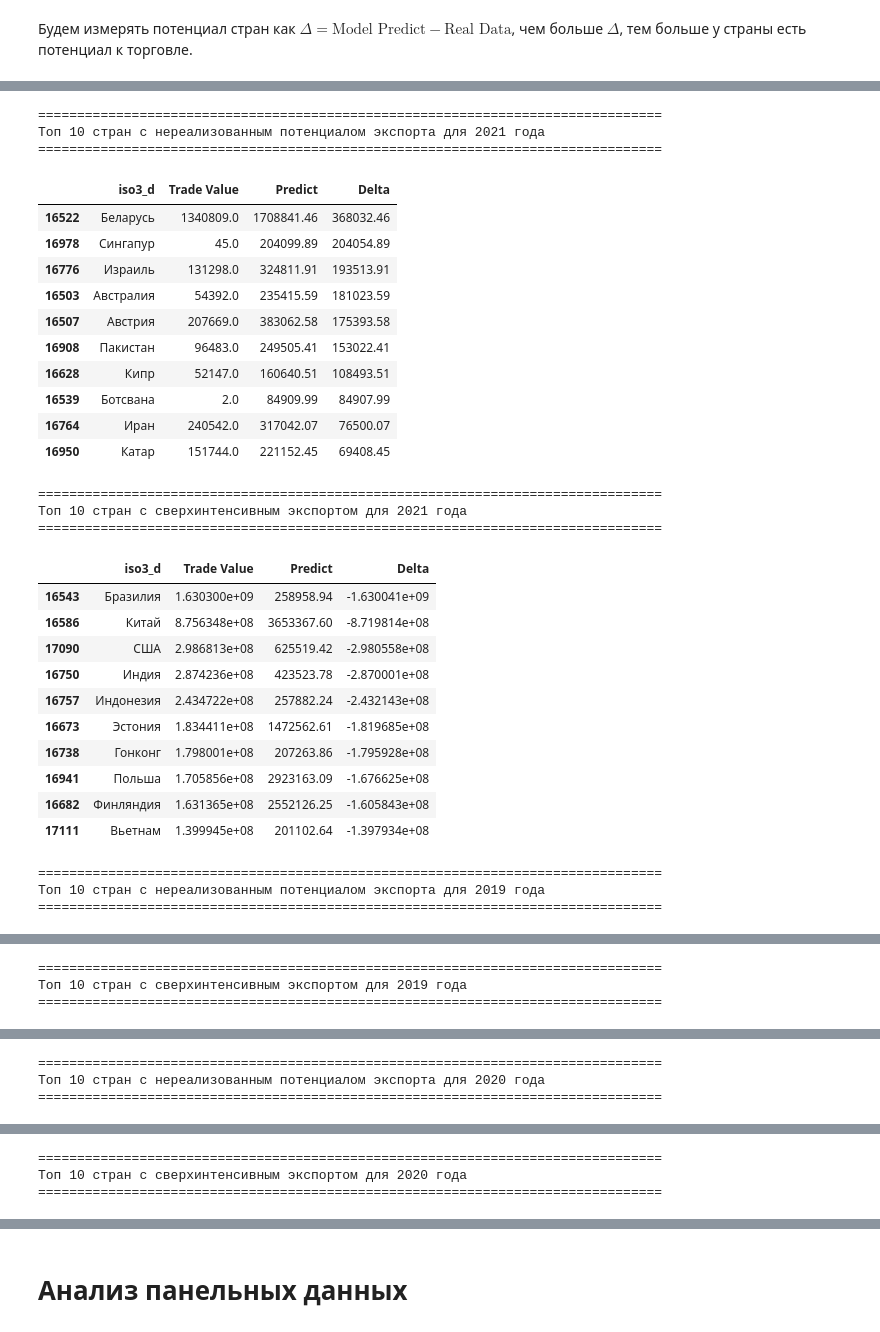
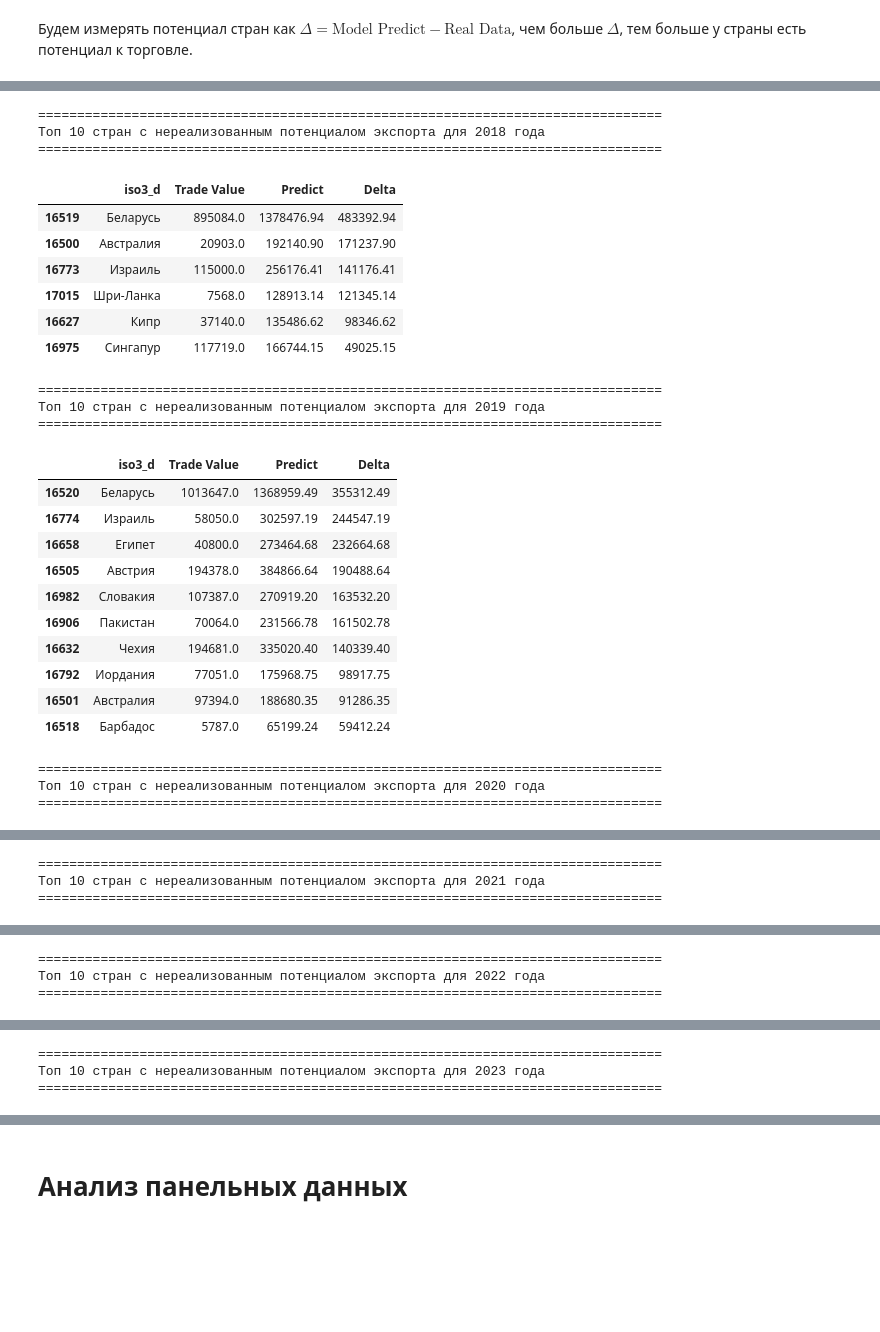
Before and after one commit to vitiatia/Sience_studio_project, a Jupyter notebook: Научка_финальный_проект_Потасик.ipynb, the cells around one changed output, grey strips where cells are left out. Cells and saved outputs as stored; diff of their text form; code cells hidden in the pictures; blank space fills up the shorter version.

```diff
--- a/Научка_финальный_проект_Потасик.ipynb
+++ b/Научка_финальный_проект_Потасик.ipynb
@@ -735,7 +735,7 @@ $$\ln(\text{Trade Value}_{ijt}) = \beta_0 + \beta_1 \ln(\text{gdp\_o}_{it}) + \b
 features = ['Trade Value', 'gdp_o', 'gdp_d', 'dist', 'contig', 'comlang_off', 'fta_wto', 'iso3_o', 'iso3_d']
 years_result = []
 
-for year in df_gravity['Year'].unique():
+for year in df_gravity.sort_values(by='Year', ascending=True)['Year'].unique():
 
     mask = df_gravity['Year'] == year
     df_year = df_gravity[mask].loc[:, features]
@@ -751,8 +751,8 @@ for year in df_gravity['Year'].unique():
     X = df_year.drop(columns=['Trade Value', 'gdp_o', 'gdp_d', 'dist', 'iso3_d', 'iso3_o'])
 
     X = sm.add_constant(X)
-    grav_model = sm.OLS(y, X)
-    results = grav_model.fit(cov_type='HC3')
+    grav_model = sm.Poisson(y, X)
+    results = grav_model.fit(cov_type='HC0')
 
     df_year['Predict'] = np.exp(results.predict(X)) - 1
     df_year['Delta'] = df_year['Predict'] - df_year['Trade Value']
@@ -806,2 +822,18 @@ Notes:
 # %% [markdown]
 Будем измерять потенциал стран как $\Delta = \text{Model Predict} - \text{Real Data}$, чем больше $\Delta$, тем больше у страны есть потенциал к торговле.
+# %%
+for object in years_result:
+    year = object[0]
+    df_pred_year = object[1]
+    df_pred_year = df_pred_year[df_pred_year['iso3_o'] == 'RUS'].drop(columns='iso3_o')
+    df_pred_year['iso3_d'] = df_pred_year['iso3_d'].copy().map(iso3_to_ru)
+    df_pred_year = df_pred_year[df_pred_year['Trade Value'] >= 100]
+
+    df_very_big = df_pred_year.sort_values(by='Delta', ascending=True).head(10)
+    df_very_big = df_very_big[df_very_big['Delta'] < 0]
+
+    print('=' * 80)
+    print(f'Топ 10 стран с сверхинтенсивным экспортом для {year} года')
+    print('=' * 80)
+
+    display(df_very_big.round(2))
@@ -808,54 +939,45 @@ Notes:
 # %%
 for object in years_result:
     year = object[0]
     df_pred_year = object[1]
     df_pred_year = df_pred_year[df_pred_year['iso3_o'] == 'RUS'].drop(columns='iso3_o')
     df_pred_year['iso3_d'] = df_pred_year['iso3_d'].copy().map(iso3_to_ru)
+    df_pred_year = df_pred_year[df_pred_year['Trade Value'] >= 100]
 
     df_no_use_potential = df_pred_year.sort_values(by='Delta', ascending=False).head(10)
-    df_very_big = df_pred_year.sort_values(by='Delta', ascending=True).head(10)
+    df_no_use_potential = df_no_use_potential[df_no_use_potential['Delta'] > 0]
 
     print('=' * 80)
     print(f'Топ 10 стран с нереализованным потенциалом экспорта для {year} года')
     print('=' * 80)
 
     display(df_no_use_potential.round(2))
-
-    print('=' * 80)
-    print(f'Топ 10 стран с сверхинтенсивным экспортом для {year} года')
-    print('=' * 80)
-
-    display(df_very_big.round(2))
 # %% [output]
 ================================================================================
-Топ 10 стран с нереализованным потенциалом экспорта для 2021 года
+Топ 10 стран с нереализованным потенциалом экспорта для 2018 года
 ================================================================================
 |  | iso3_d | Trade Value | Predict | Delta |
-| 16522 | Беларусь | 1340809.0 | 1708841.46 | 368032.46 |
-| 16978 | Сингапур | 45.0 | 204099.89 | 204054.89 |
-| 16776 | Израиль | 131298.0 | 324811.91 | 193513.91 |
-| 16503 | Австралия | 54392.0 | 235415.59 | 181023.59 |
-| 16507 | Австрия | 207669.0 | 383062.58 | 175393.58 |
-| 16908 | Пакистан | 96483.0 | 249505.41 | 153022.41 |
-| 16628 | Кипр | 52147.0 | 160640.51 | 108493.51 |
-| 16539 | Ботсвана | 2.0 | 84909.99 | 84907.99 |
-| 16764 | Иран | 240542.0 | 317042.07 | 76500.07 |
-| 16950 | Катар | 151744.0 | 221152.45 | 69408.45 |
+| 16519 | Беларусь | 895084.0 | 1378476.94 | 483392.94 |
+| 16500 | Австралия | 20903.0 | 192140.90 | 171237.90 |
+| 16773 | Израиль | 115000.0 | 256176.41 | 141176.41 |
+| 17015 | Шри-Ланка | 7568.0 | 128913.14 | 121345.14 |
+| 16627 | Кипр | 37140.0 | 135486.62 | 98346.62 |
+| 16975 | Сингапур | 117719.0 | 166744.15 | 49025.15 |
 ================================================================================
-Топ 10 стран с сверхинтенсивным экспортом для 2021 года
+Топ 10 стран с нереализованным потенциалом экспорта для 2019 года
 ================================================================================
 |  | iso3_d | Trade Value | Predict | Delta |
-| 16543 | Бразилия | 1.630300e+09 | 258958.94 | -1.630041e+09 |
-| 16586 | Китай | 8.756348e+08 | 3653367.60 | -8.719814e+08 |
-| 17090 | США | 2.986813e+08 | 625519.42 | -2.980558e+08 |
-| 16750 | Индия | 2.874236e+08 | 423523.78 | -2.870001e+08 |
-| 16757 | Индонезия | 2.434722e+08 | 257882.24 | -2.432143e+08 |
-| 16673 | Эстония | 1.834411e+08 | 1472562.61 | -1.819685e+08 |
-| 16738 | Гонконг | 1.798001e+08 | 207263.86 | -1.795928e+08 |
-| 16941 | Польша | 1.705856e+08 | 2923163.09 | -1.676625e+08 |
-| 16682 | Финляндия | 1.631365e+08 | 2552126.25 | -1.605843e+08 |
-| 17111 | Вьетнам | 1.399945e+08 | 201102.64 | -1.397934e+08 |
+| 16520 | Беларусь | 1013647.0 | 1368959.49 | 355312.49 |
+| 16774 | Израиль | 58050.0 | 302597.19 | 244547.19 |
+| 16658 | Египет | 40800.0 | 273464.68 | 232664.68 |
+| 16505 | Австрия | 194378.0 | 384866.64 | 190488.64 |
+| 16982 | Словакия | 107387.0 | 270919.20 | 163532.20 |
+| 16906 | Пакистан | 70064.0 | 231566.78 | 161502.78 |
+| 16632 | Чехия | 194681.0 | 335020.40 | 140339.40 |
+| 16792 | Иордания | 77051.0 | 175968.75 | 98917.75 |
+| 16501 | Австралия | 97394.0 | 188680.35 | 91286.35 |
+| 16518 | Барбадос | 5787.0 | 65199.24 | 59412.24 |
 ================================================================================
-Топ 10 стран с нереализованным потенциалом экспорта для 2019 года
+Топ 10 стран с нереализованным потенциалом экспорта для 2020 года
 ================================================================================
 |  | iso3_d | Trade Value | Predict | Delta |
@@ -872,4 +992,4 @@ for object in years_result:
 ================================================================================
-Топ 10 стран с сверхинтенсивным экспортом для 2019 года
+Топ 10 стран с нереализованным потенциалом экспорта для 2021 года
 ================================================================================
 |  | iso3_d | Trade Value | Predict | Delta |
@@ -886,4 +1006,4 @@ for object in years_result:
 ================================================================================
-Топ 10 стран с нереализованным потенциалом экспорта для 2020 года
+Топ 10 стран с нереализованным потенциалом экспорта для 2022 года
 ================================================================================
 |  | iso3_d | Trade Value | Predict | Delta |
@@ -900,4 +1017,4 @@ for object in years_result:
 ================================================================================
-Топ 10 стран с сверхинтенсивным экспортом для 2020 года
+Топ 10 стран с нереализованным потенциалом экспорта для 2023 года
 ================================================================================
 |  | iso3_d | Trade Value | Predict | Delta |
```
Also changed, not shown: parts of 7 cells of this notebook.
